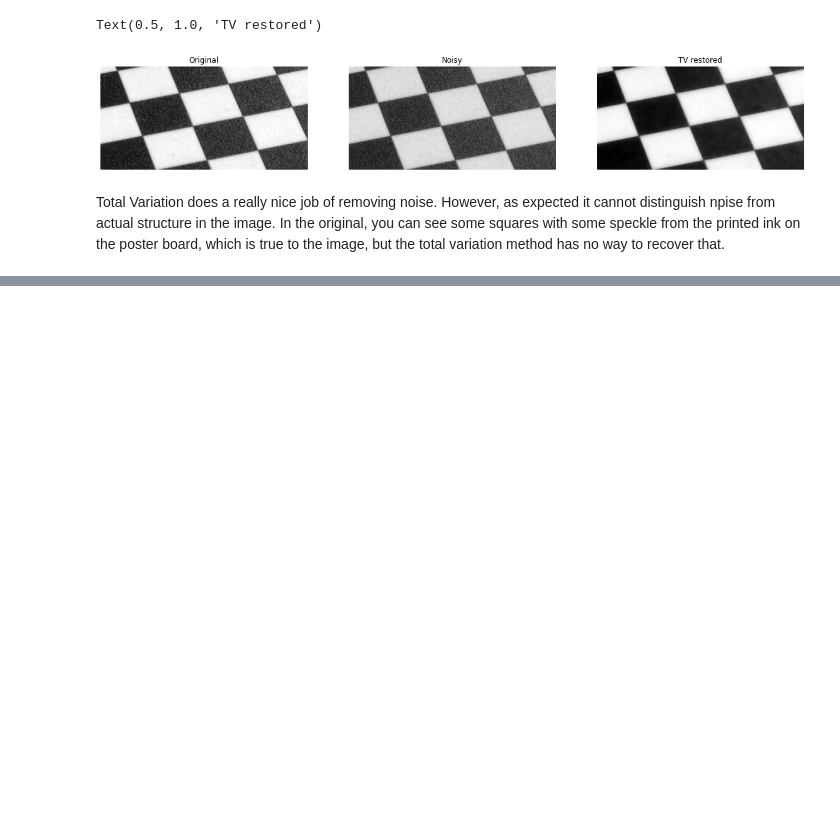
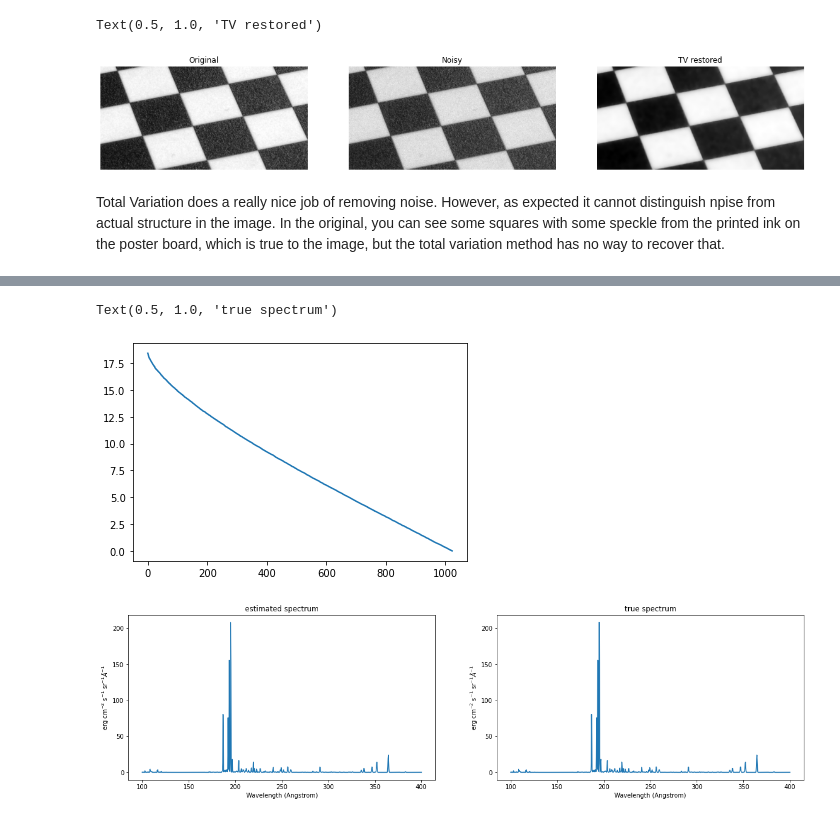
Before and after one commit to jdberkson/OPTI-556-Computational-Imaging, a Jupyter notebook: Homework2_JoelB.ipynb, the cells around one changed output, grey strips where cells are left out. Cells and saved outputs as stored; diff of their text form; code cells hidden in the pictures; blank space fills up the shorter version.

```diff
--- a/Homework2_JoelB.ipynb
+++ b/Homework2_JoelB.ipynb
@@ -143,0 +193,25 @@ Total Variation does a really nice job of removing noise. However, as expected i
+# %%
+R=1024
+H=np.random.random((R,1024))-.5
+u, lam, vh = np.linalg.svd(H)
+plt.plot(lam)
+
+
+fig, ax = plt.subplots(nrows=1, ncols=3, figsize=(20, 5),
+                       sharex=True, sharey=True)
+
+fe=np.linalg.lstsq(H, np.matmul(H,fe12.Spectrum['intensity']))[0]
+plt.subplot(1,2,1)
+plt.plot(wvl,fe)
+plt.xlabel(fe12.Spectrum['xlabel'])
+plt.ylabel(fe12.Spectrum['ylabel'])
+plt.title('estimated spectrum')
+plt.subplot(1,2,2)
+plt.plot(wvl,fe12.Spectrum['intensity'])
+plt.xlabel(fe12.Spectrum['xlabel'])
+plt.ylabel(fe12.Spectrum['ylabel'])
+plt.title('true spectrum')
+# %% [output]
+Text(0.5, 1.0, 'true spectrum')
+[figure, added]
+[figure, added]
```
Also changed, not shown: parts of 5 cells of this notebook.
